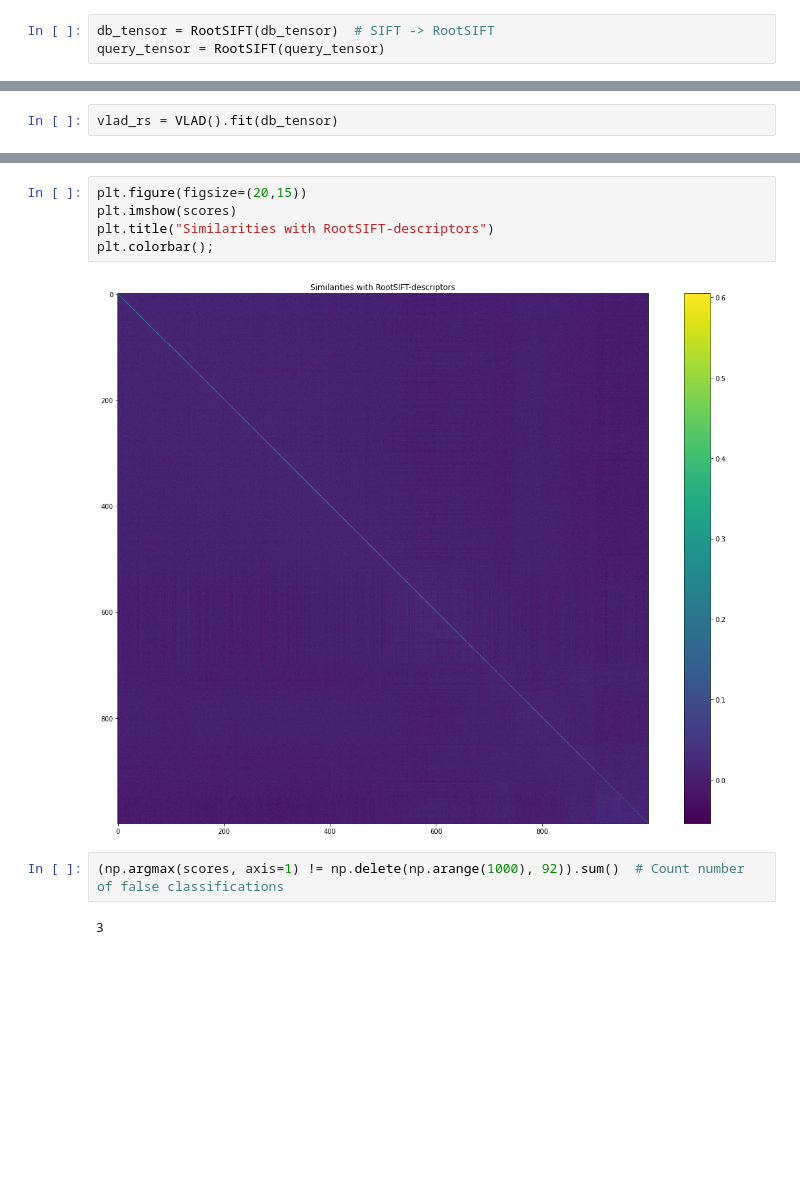
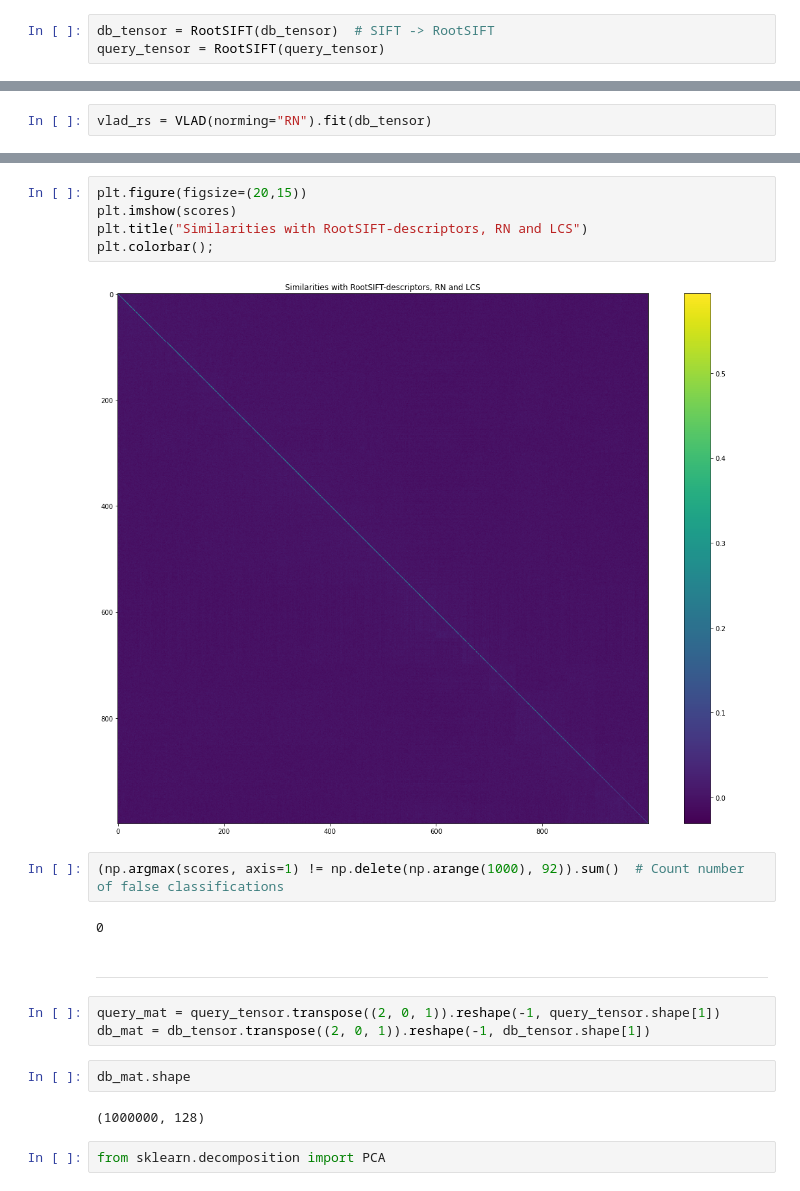
Before and after one commit to tim-hilt/vlad, a Jupyter notebook: examples/example.ipynb, the cells around one changed output, grey strips where cells are left out. Saved outputs shown, nothing was run; the diff lists cells and outputs as text; blank space fills up the shorter version.

```diff
--- a/examples/example.ipynb
+++ b/examples/example.ipynb
@@ -147,3 +152,3 @@ query_tensor = RootSIFT(query_tensor)
 # %%
-vlad_rs = VLAD().fit(db_tensor)
+vlad_rs = VLAD(norming="RN").fit(db_tensor)
 # %% [output]
@@ -158,11 +165,22 @@ for i in pb.progressbar(range(len(scores))):
 # %%
 plt.figure(figsize=(20,15))
 plt.imshow(scores)
-plt.title("Similarities with RootSIFT-descriptors")
+plt.title("Similarities with RootSIFT-descriptors, RN and LCS")
 plt.colorbar();
 # %% [output]
-[figure, old version]
+[figure, new version]
 # %%
 (np.argmax(scores, axis=1) != np.delete(np.arange(1000), 92)).sum()  # Count number of false classifications
 # %% [output]
-3
+0
+# %% [markdown]
+---
+# %%
+query_mat = query_tensor.transpose((2, 0, 1)).reshape(-1, query_tensor.shape[1])
+db_mat = db_tensor.transpose((2, 0, 1)).reshape(-1, db_tensor.shape[1])
+# %%
+db_mat.shape
+# %% [output]
+(1000000, 128)
+# %%
+from sklearn.decomposition import PCA
```
Also changed, not shown: parts of 28 cells of this notebook, 2 other files.
